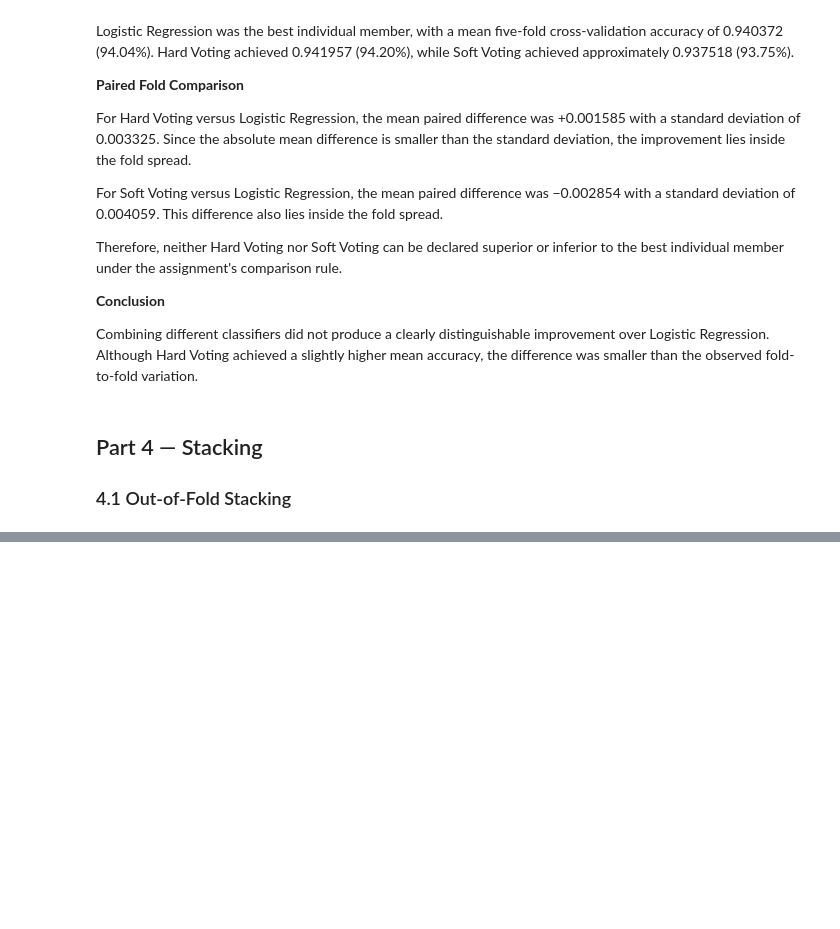
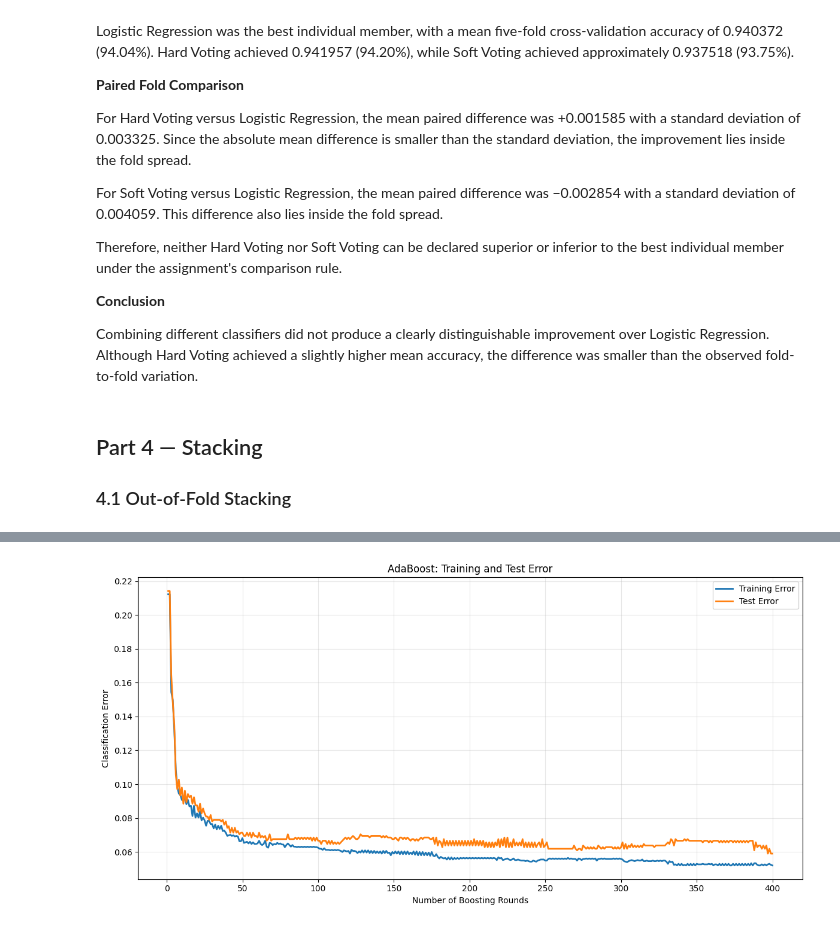
Before and after one commit to Annamerkulova/Merkulova_ML_task_4, a Jupyter notebook: Merkulova_task4.ipynb, the cells around one changed output, grey strips where cells are left out. Drawn from its saved outputs; the diff is of its cells as text; code cells hidden in the pictures; blank space fills up the shorter version.

```diff
--- a/Merkulova_task4.ipynb
+++ b/Merkulova_task4.ipynb
@@ -868,0 +909,19 @@ print("Manual stacking accuracy:", manual_stack_accuracy)
+# %%
+
+X_meta_naive = np.column_stack([
+    clone(model)
+    .fit(X_train, y_train)
+    .predict_proba(X_train)[:, 1]
+    for name, model in members
+])
+
+naive_meta = LogisticRegression()
+naive_meta.fit(X_meta_naive, y_train)
+
+coefficient_table = pd.DataFrame({
+    "Member": [name for name, model in members],
+    "Naive coefficient": naive_meta.coef_[0],
+    "OOF coefficient": meta_model.coef_[0]
+})
+
+display(coefficient_table.round(6))
@@ -868,0 +1182,36 @@ print("Manual stacking accuracy:", manual_stack_accuracy)
+# %%
+
+train_accuracy = np.array(
+    list(ada.staged_score(X_train, y_train))
+)
+
+test_accuracy = np.array(
+    list(ada.staged_score(X_test, y_test))
+)
+
+train_error = 1 - train_accuracy
+test_error = 1 - test_accuracy
+
+rounds = np.arange(1, len(train_error) + 1)
+
+plt.figure(figsize=(12, 6))
+
+plt.plot(
+    rounds, train_error,
+    label="Training Error", linewidth=2
+)
+
+plt.plot(
+    rounds, test_error,
+    label="Test Error", linewidth=2
+)
+
+plt.xlabel("Number of Boosting Rounds")
+plt.ylabel("Classification Error")
+plt.title("AdaBoost: Training and Test Error")
+plt.legend()
+plt.grid(alpha=0.3)
+plt.tight_layout()
+plt.show()
+# %% [output]
+[figure, added]
```
Also changed, not shown: parts of 22 cells of this notebook.
